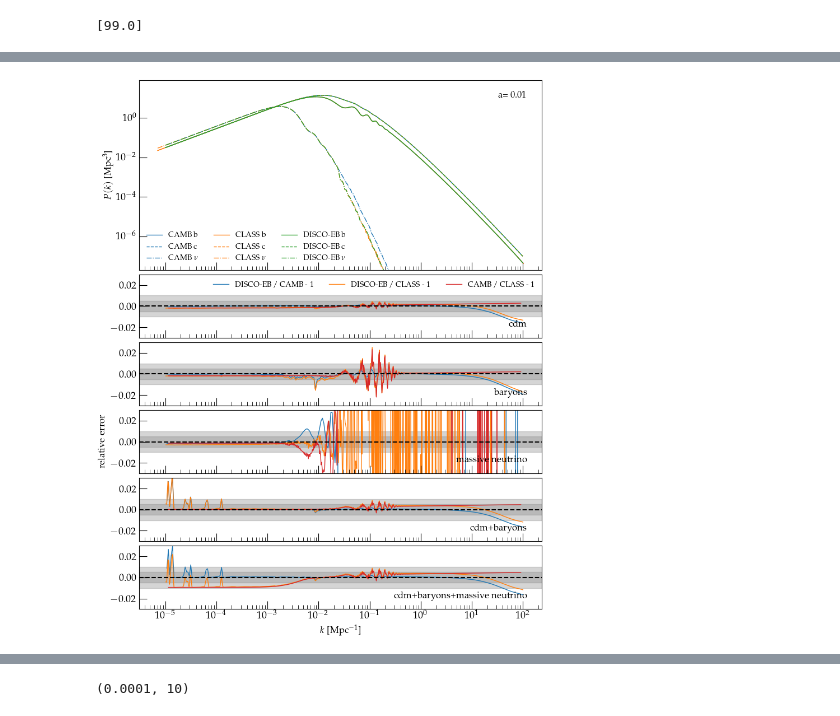
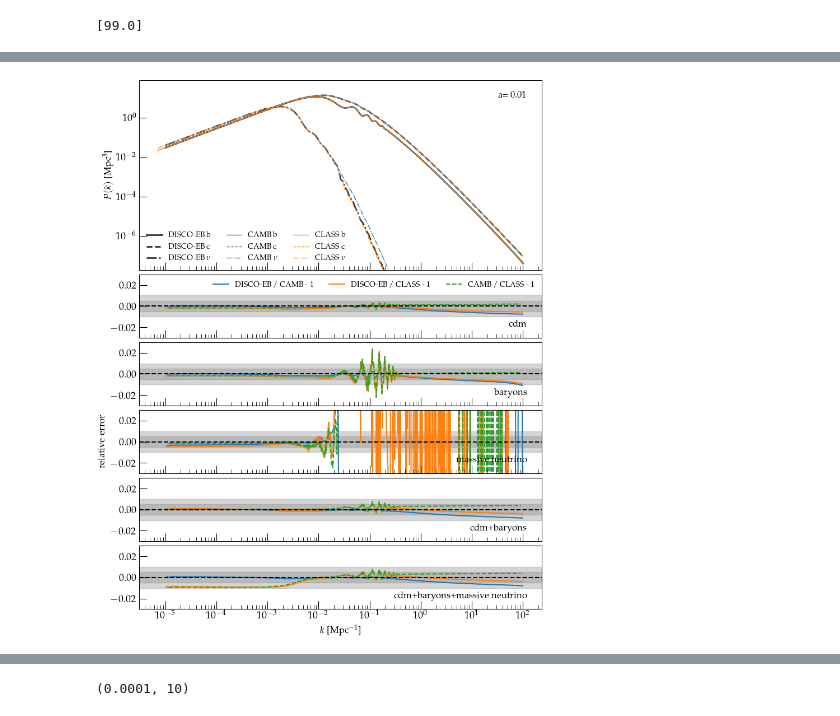
Before and after one commit to ohahn/DISCO-EB, a Jupyter notebook: nb_pylinger_class_comparison.ipynb, the cells around one changed output, grey strips where cells are left out. Drawn from its saved outputs; the diff is of its cells as text; code cells hidden in the pictures.

Commit message:
updated CLASS+CAMB comparison plots

```diff
--- a/nb_pylinger_class_comparison.ipynb
+++ b/nb_pylinger_class_comparison.ipynb
@@ -75,7 +75,7 @@ pars.set_cosmology(H0=100*h, ombh2=Omegab*h**2, omch2=(Omegam-Omegab)*h**2, mnu=
                    nnu=Neff+num_massive_neutrinos, YHe=YHe, TCMB=Tcmb )
 pars.set_dark_energy(w=w_DE_0, cs2=cs2_DE, wa=w_DE_a, dark_energy_model='fluid')
 pars.InitPower.set_params(As=A_s, ns=n_s, r=0)
-pars.set_accuracy(AccuracyBoost=2.0, lSampleBoost=2.0 , DoLateRadTruncation=False)
+pars.set_accuracy(AccuracyBoost=4.0 , DoLateRadTruncation=False)
 pars.set_matter_power(redshifts=[1/aexp-1], kmax=kmax/h*1.1, accurate_massive_neutrino_transfers=True)
 results = camb.get_results(pars)
 kh_camb, z_camb, pkbc_camb = results.get_matter_power_spectrum(minkh=kmin/h*1.01, maxkh=kmax/h*0.99, npoints = nmodes, var1='delta_nonu', var2='delta_nonu')
@@ -168,7 +174,7 @@ nu_fluid_trigger_tau_over_tau_k            = 31.0   # value taken from default C
 radiation_streaming_trigger_tau_c_over_tau = 5.0    # value taken from CLASS
 radiation_streaming_trigger_tau_over_tau_k = 45. #45.    # value taken from CLASS
 
-kk = jnp.geomspace(1e-5,10,128)
+kk = jnp.geomspace(kmin,kmax,128)
 tau_start = np.array([ jax.jit(determine_starting_time)(param=param,k=kp) for kp in kk])
 tau_fa = np.array([ jnp.maximum(jax.jit(determine_free_streaming_time)(param=param, k=kp, radiation_streaming_trigger_tau_c_over_tau=radiation_streaming_trigger_tau_c_over_tau),radiation_streaming_trigger_tau_over_tau_k/kp) for kp in kk])
 
@@ -196,7 +202,7 @@ y, kmodes = evolve_perturbations( param=param, kmin=kmin, kmax=kmax, num_k=nmode
                                   # pcoeff = 0.0, icoeff = 1.0, dcoeff = 0.0, factormax = 10.0, factormin = 0.5,
                                   # pcoeff = 0.25, icoeff = 0.6, factormax = 20.0, factormin = 0.3,
                                   #lmaxg = 25, lmaxgp = 25, lmaxr = 25, lmaxnu = 25, nqmax = 25,
-                                  lmaxg = 31, lmaxgp = 31, lmaxr = 31, lmaxnu = 31, nqmax = 25,
+                                  # lmaxg = 31, lmaxgp = 31, lmaxr = 31, lmaxnu = 31, nqmax = 25,
                                   rtol=1e-4, atol=1e-4 )
 
 iout = -1
@@ -231,3 +237,20 @@ for i,r in enumerate(res):
 
 Pkm = fac *(kmodes/k_p)**(n_s - 1) * kmodes**(-3) * delta_m**2
 Pkbc = fac *(kmodes/k_p)**(n_s - 1) * kmodes**(-3) * delta_cb**2
+# %%
+fig, ax = plt.subplots()
+
+# for i,yy in enumerate(jnp.moveaxis(y[:,-1,:], 1,0)):
+#   ax.loglog( kmodes, jnp.abs(yy), label=f'{i}' )
+# ax.legend()
+
+# ax.loglog( kmodes, y[:,-1,6]/kmodes**2, 'k--')
+
+ax.loglog( kmodes, jnp.abs(y[:,-1,2]*kmodes**2), label=f'2r')
+ax.loglog( kmodes, jnp.abs(y[:,-1,2]), label=f'2')
+ax.loglog( kmodes, jnp.abs(y[:,-1,3]), label=f'3')
+ax.loglog( kmodes, jnp.abs(y[:,-1,5]), label=f'5')
+ax.loglog( kmodes, jnp.abs(y[:,-1,7]), label=f'7')
+ax.loglog( kmodes, jnp.abs(y[:,-1,6]/kmodes**2), label=f'6r')
+ax.loglog( kmodes, jnp.abs(y[:,-1,6]), label=f'6')
+ax.legend()
@@ -277,6 +303,11 @@ if False:
   ax1.set_ylim(0.0, 1.5)
 
 else:
+
+  ax1.plot( kmodes, Pkb, label='DISCO-EB b', c='k', lw=2, ls='-' , alpha=0.8)
+  ax1.plot( kmodes, Pkc, label='DISCO-EB c', c='k', lw=2, ls='--' , alpha=0.8)
+  ax1.plot( kmodes, Pknu, label='DISCO-EB $\\nu$', c='k', lw=2, ls='-.' , alpha=0.8)
+
   ax1.plot( kh_camb[1:]*h, pkb_camb[0,1:] /h**3, label='CAMB b',lw=1, c='C0', ls = '-' )
   ax1.plot( kh_camb[1:]*h, pkc_camb[0,1:] /h**3, label='CAMB c',lw=1, c='C0', ls = '--' )
   ax1.plot( kh_camb[1:]*h, pknu_camb[0,1:] /h**3, label='CAMB $\\nu$',lw=1, c='C0', ls = '-.' )
@@ -285,16 +316,12 @@ else:
   ax1.plot( k_CLASS, Pkc_CLASS, label='CLASS c',lw=1, c='C1', ls = '--' )
   ax1.plot( k_CLASS, Pknu_CLASS, label='CLASS $\\nu$',lw=1, c='C1', ls = '-.' )
 
-  ax1.plot( kmodes, Pkb, label='DISCO-EB b', c='C2', lw=1, ls='-' )
-  ax1.plot( kmodes, Pkc, label='DISCO-EB c', c='C2', lw=1, ls='--' )
-  ax1.plot( kmodes, Pknu, label='DISCO-EB $\\nu$', c='C2', lw=1, ls='-.' )
-
   ax1.loglog()
-  ax1.set_ylim(2e-8, 80)
+  ax1.set_ylim(2e-4 * aexp**2, 800000 * aexp**2)
 
 ax1.set_ylabel(r'$P(k)$ [Mpc$^{3}$]')
 ax1.legend(frameon=False,ncol=3)
-ax1.text(120,10, f'a={aexp : .2f}', fontsize=12, horizontalalignment='right')
+ax1.text(120,100000 * aexp**2, f'a={aexp : .2f}', fontsize=12, horizontalalignment='right')
 
 def plot_resids( ax, k_CLASS, P_CLASS, k_CAMB, P_CAMB, k_DISCO, P_DISCO, labelstr ):
   iC = jnp.where( (k_CLASS > k_DISCO[0]) & (k_CLASS < k_DISCO[-1]) )[0]
@@ -309,9 +336,9 @@ def plot_resids( ax, k_CLASS, P_CLASS, k_CAMB, P_CAMB, k_DISCO, P_DISCO, labelst
   P_interp_CLASS_CAMB = jnp.exp( g( jnp.log(k_CLASS[iC2]) ) )
 
   # Plot the residual
-  ax.semilogx(k_CAMB[1:]*h, (P_interp_CAMB - P_CAMB[0,1:]/h**3) / (P_CAMB[0,1:]/h**3), label='DISCO-EB / CAMB - 1', c='C0',lw=1)
-  ax.semilogx(k_CLASS[iC], (P_interp_CLASS - P_CLASS[iC]) / P_CLASS[iC], label='DISCO-EB / CLASS - 1', c='C1',lw=1)
-  ax.semilogx(k_CLASS[iC2], (P_interp_CLASS_CAMB - P_CLASS[iC2]) / P_CLASS[iC2], label='CAMB / CLASS - 1', c='C3',lw=1)
+  ax.semilogx(k_CAMB[1:]*h, (P_interp_CAMB - P_CAMB[0,1:]/h**3) / (P_CAMB[0,1:]/h**3), label='DISCO-EB / CAMB - 1', c='C0',lw=1.5)
+  ax.semilogx(k_CLASS[iC], (P_interp_CLASS - P_CLASS[iC]) / P_CLASS[iC], label='DISCO-EB / CLASS - 1', c='C1',lw=1.5)
+  ax.semilogx(k_CLASS[iC2], (P_interp_CLASS_CAMB - P_CLASS[iC2]) / P_CLASS[iC2], label='CAMB / CLASS - 1', c='C2',ls='--', lw=1.5)
   ax.text(120,-0.02, labelstr, fontsize=12, horizontalalignment='right')
   return
 
@@ -326,35 +353,35 @@ plot_resids( ax6, k_CLASS, Pkm_CLASS, kh_camb, pkm_camb, kmodes, Pkm, 'cdm+baryo
 # # Interpolate the DISCO-EB curve to the same x-values as the other two curves
 # f  = interp1d(jnp.log(kmodes), jnp.log(Pkm) )
 # g  = interp1d(jnp.log(kh_camb[1:]*h), jnp.log(pkm_camb[0,1:]/h**3) )
 # Pkm_interp_camb  = jnp.exp( f( jnp.log(kh_camb[1:]*h) ) )
 # Pkm_interp_class = jnp.exp( f( jnp.log(k_CLASS[iC]) ) )
 
 # Pkm_interp_class_camb = jnp.exp( g( jnp.log(k_CLASS[iC2]) ) )
 
 # # Plot the residual
 # ax3.semilogx(kh_camb[1:]*h, (Pkm_interp_camb - pkm_camb[0,1:]/h**3) / (pkm_camb[0,1:]/h**3), label='DISCO-EB / CAMB - 1', c='C0',lw=1)
 # ax3.semilogx(k_CLASS[iC], (Pkm_interp_class - Pkm_CLASS[iC]) / Pkm_CLASS[iC], label='DISCO-EB / CLASS - 1', c='C1',lw=1)
 # ax3.semilogx(k_CLASS[iC2], (Pkm_interp_class_camb - Pkm_CLASS[iC2]) / Pkm_CLASS[iC2], label='CAMB / CLASS - 1', c='C3',lw=1)
 # ax3.text(30,-0.02, 'c+b+$\\nu$', fontsize=12)
 
 for a in (ax2,ax3,ax4,ax5,ax6):
 
   a.axhline(0, color='k', ls='--')
   # add gray shaded area indicating per cent level residual
   a.axhspan(-0.01, 0.01, alpha=0.33, color='gray')
   a.axhspan(-0.005, 0.005, alpha=0.33, color='gray')
   a.set_ylim(-0.0299, 0.0299)
   # a.set_ylabel('relative error')
 ax2.legend(ncol=3,frameon=False)
 
 
 ax4.set_ylabel('relative error')
 ax6.set_xlabel(r'$k$ [Mpc$^{-1}$]')
 
 plt.show()
-# plt.savefig('comparison_class_camb.pdf',bbox_inches='tight')
+# plt.savefig(f'comparison_class_camb_a{aexp:.2f}.pdf',bbox_inches='tight')
 # %% [output]
-[figure, old version]
+[figure, new version]
 # %%
 ## evaluate the power spectra
 iout = -1
```
Also changed, not shown: parts of 10 cells of this notebook.
